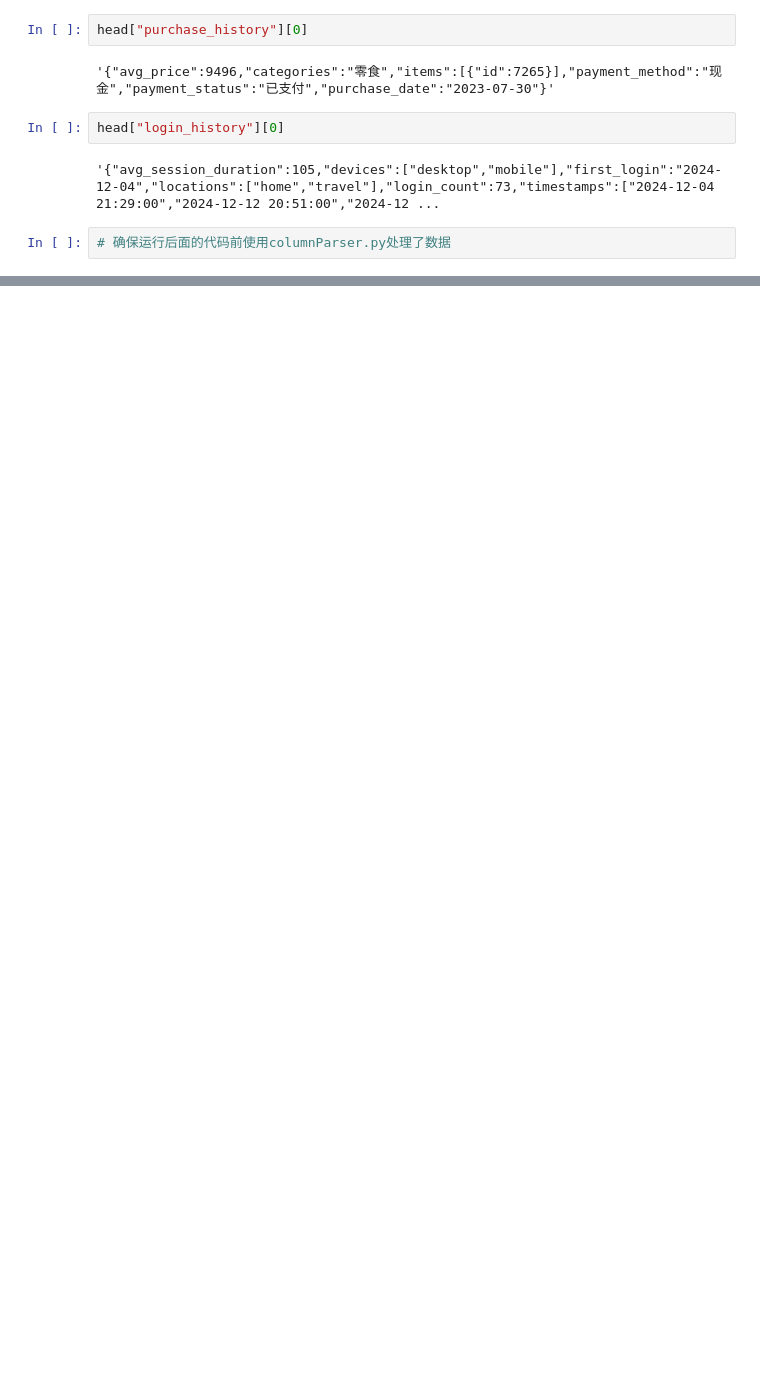
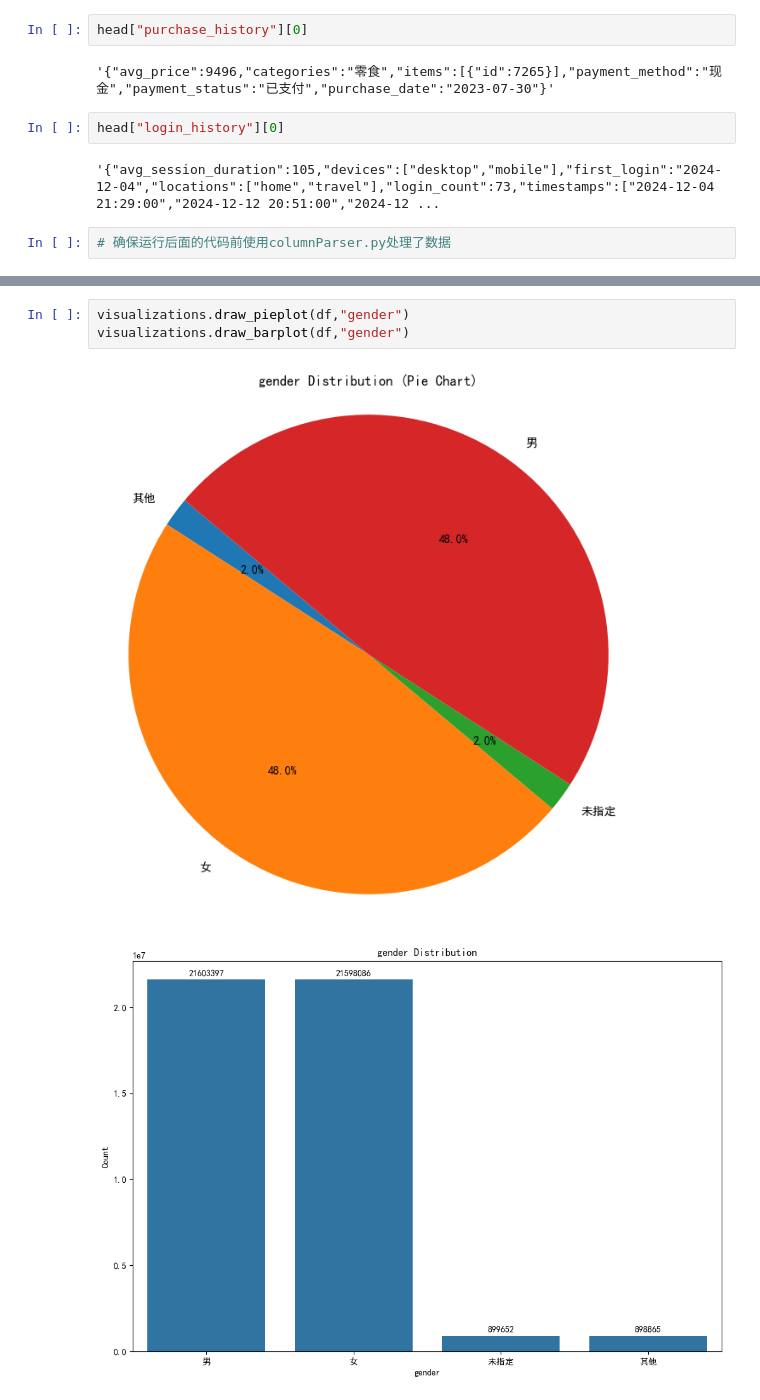
Before and after one commit to lyc2333/dm-homework, a Jupyter notebook: process_10GB.ipynb, the cells around one changed output, grey strips where cells are left out. Drawn from its saved outputs; the diff is of its cells as text; blank space fills up the shorter version.

```diff
--- a/process_10GB.ipynb
+++ b/process_10GB.ipynb
@@ -62,0 +93,6 @@ df = dd.concat([df0,df1,df2,df3],axis=1)
+# %%
+visualizations.draw_pieplot(df,"gender")
+visualizations.draw_barplot(df,"gender")
+# %% [output]
+[figure, added]
+[figure, added]
```
Also changed, not shown: parts of 25 cells of this notebook, 23 other files.
